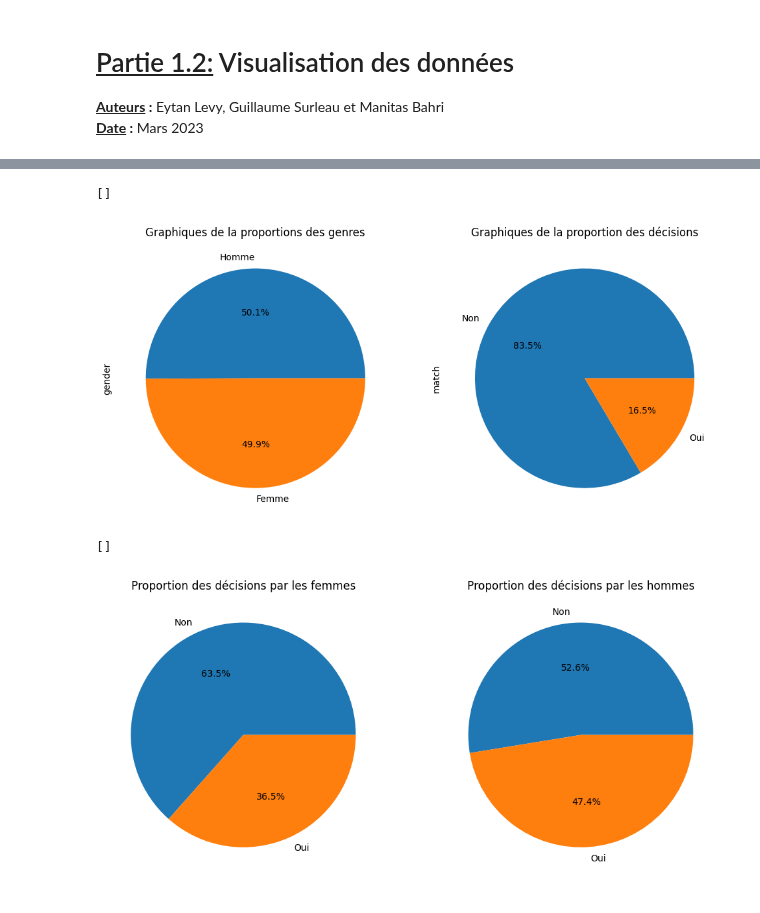
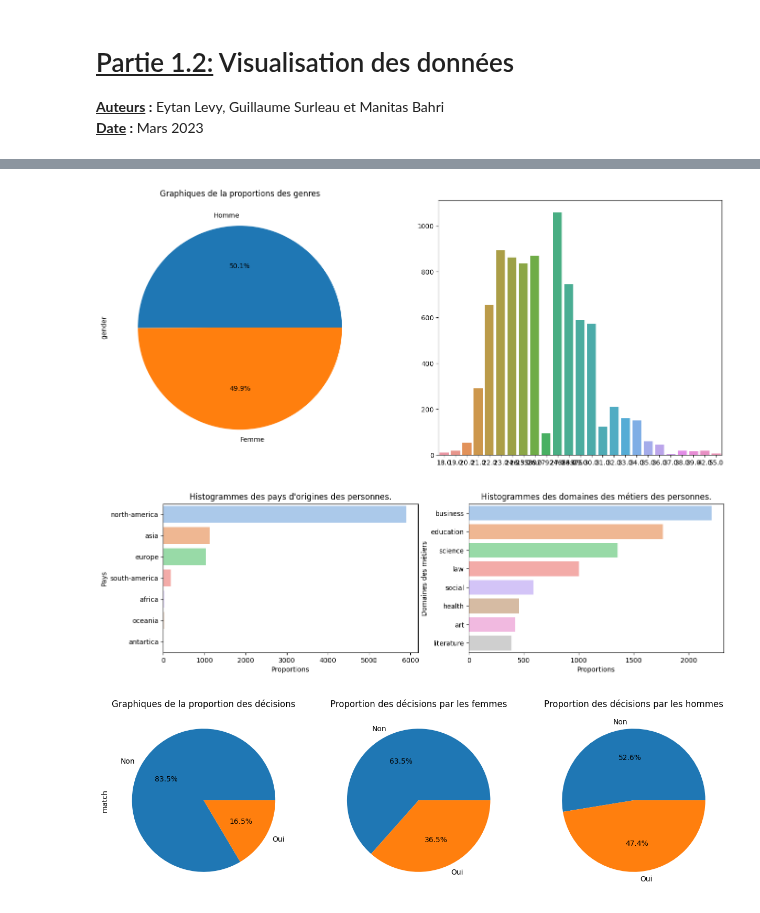
Before and after one commit to B-Manitas/Speed-Dating, a Jupyter notebook: notebook/visualization.ipynb, the cells around one changed output, grey strips where cells are left out. Saved outputs shown, nothing was run; the diff lists cells and outputs as text; code cells hidden in the pictures.

Commit message:
add dataset

```diff
--- a/notebook/visualization.ipynb
+++ b/notebook/visualization.ipynb
@@ -21,5 +21,6 @@ from py_scripts.utils import *
 # Pour afficher toutes les collones et lignes de pandas
 pd.set_option('display.max_columns', None)
 pd.set_option('display.max_rows', None)
-# %%
-DATASET = pp.load_dataset()
+# %%
+# Charge la base de donnée
+DATASET = pp.load_cleaned_dataset()
@@ -26,39 +47,69 @@ DATASET = pp.load_dataset()
 # %%
-plt.figure(figsize=(12, 7))
+plt.figure(figsize=(17, 7))
 
 args = {"kind": "pie", "autopct": "%.1f%%"}
 
 # Proportion des genres
 plt.subplot(121)
 plt.title("Graphiques de la proportions des genres")
 lbl_gender = ["Homme", "Femme"]
 DATASET["gender"].value_counts().plot(**args, labels=lbl_gender)
 
-# Proportion de match
+# Proportion des genres
 plt.subplot(122)
-plt.title("Graphiques de la proportion des décisions")
-lbl_match = ["Non", "Oui"]
-DATASET["match"].value_counts().plot(**args, labels=lbl_match)
+data = DATASET["age"].value_counts()
+sns.barplot(x=data.keys(), y=data.values)
+# plt.xlabel("Proportions")
+# plt.ylabel("Domaines des métiers")
+# plt.title("Histogrammes des domaines des métiers des personnes.")
 
-plt.plot()
+
+plt.show()
 # %% [output]
-[]
-[figure, old version]
+[figure, new version]
+# %%
+lbl_from, val_from = count_multiple_columns(DATASET, "from_")
+lbl_career, val_career = count_multiple_columns(
+    DATASET, "career_", ["career_c"])
+
+
+plt.figure(figsize=(15, 4))
+
+plt.subplot(121)
+sns.barplot(x=lbl_from, y=val_from, palette="pastel")
+plt.xlabel("Proportions")
+plt.ylabel("Pays")
+plt.title("Histogrammes des pays d'origines.")
+
+
+plt.subplot(122)
+sns.barplot(x=lbl_career, y=val_career, palette="pastel")
+plt.xlabel("Proportions")
+plt.ylabel("Domaines des métiers")
+plt.title("Histogrammes des domaines de métiers.")
+plt.show()
+# %% [output]
+[figure, added]
 # %%
 decision = DATASET.groupby("gender")["decision"].value_counts()
 woman_decision, man_decision = decision[0], decision[1]
+lbl_yesno = ["Non", "Oui"]
 
-plt.figure(figsize=(12, 7))
+plt.figure(figsize=(15, 7))
 
-plt.subplot(121)
-plt.pie(x=woman_decision, labels=lbl_match, autopct="%.1f%%")
+# Proportion de match
+plt.subplot(131)
+plt.title("Graphiques de la proportion des décisions")
+DATASET["match"].value_counts().plot(**args, labels=lbl_yesno)
+
+plt.subplot(132)
+plt.pie(x=woman_decision, labels=lbl_yesno, autopct="%.1f%%")
 plt.title("Proportion des décisions par les femmes")
 
-plt.subplot(122)
-plt.pie(x=man_decision, labels=lbl_match, autopct="%.1f%%")
+plt.subplot(133)
+plt.pie(x=man_decision, labels=lbl_yesno, autopct="%.1f%%")
 plt.title("Proportion des décisions par les hommes")
 
-plt.plot()
+plt.show()
 # %% [output]
-[]
-[figure, old version]
+[figure, new version]
```
Also changed, not shown: parts of 1 cell of this notebook, 5 other files.
